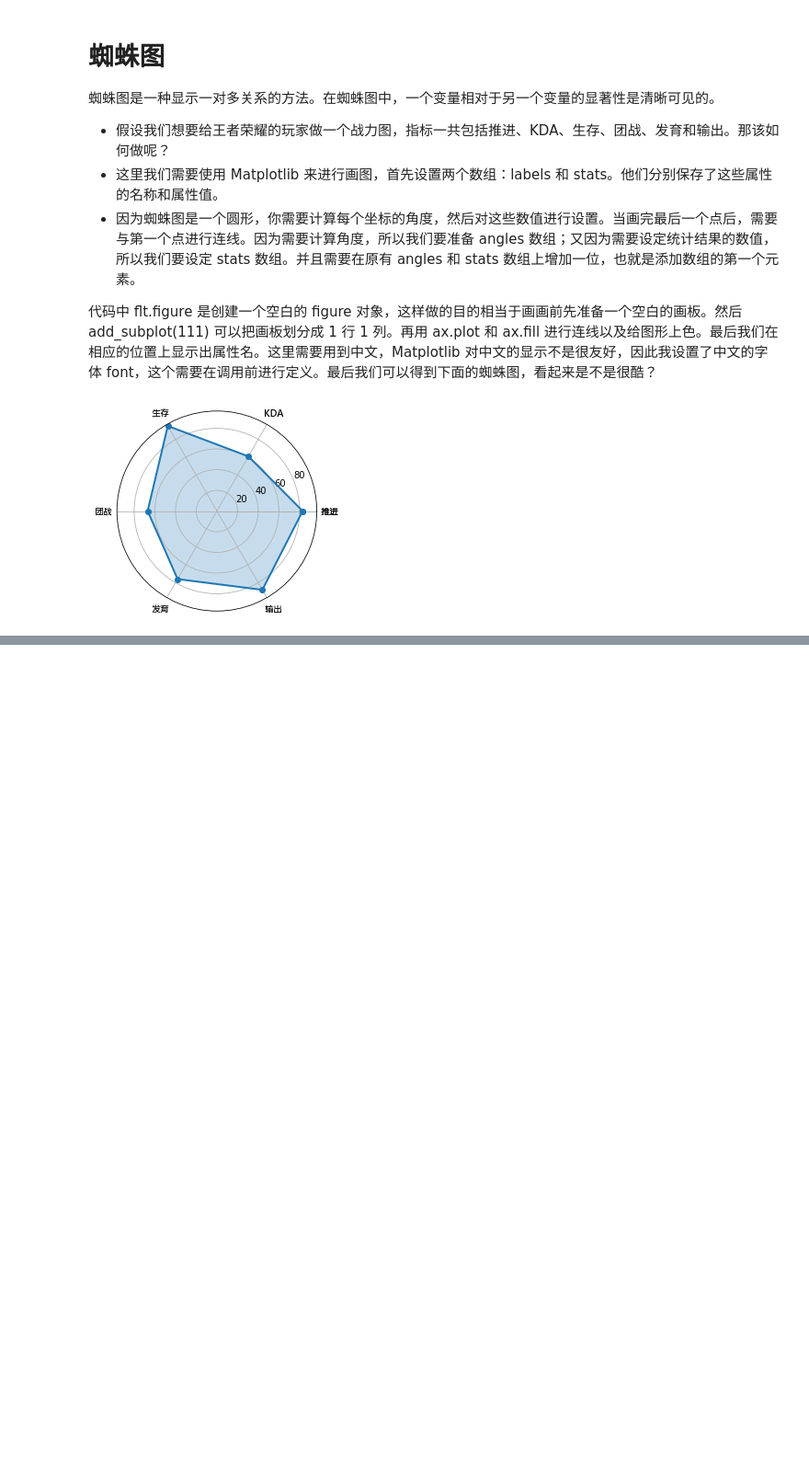
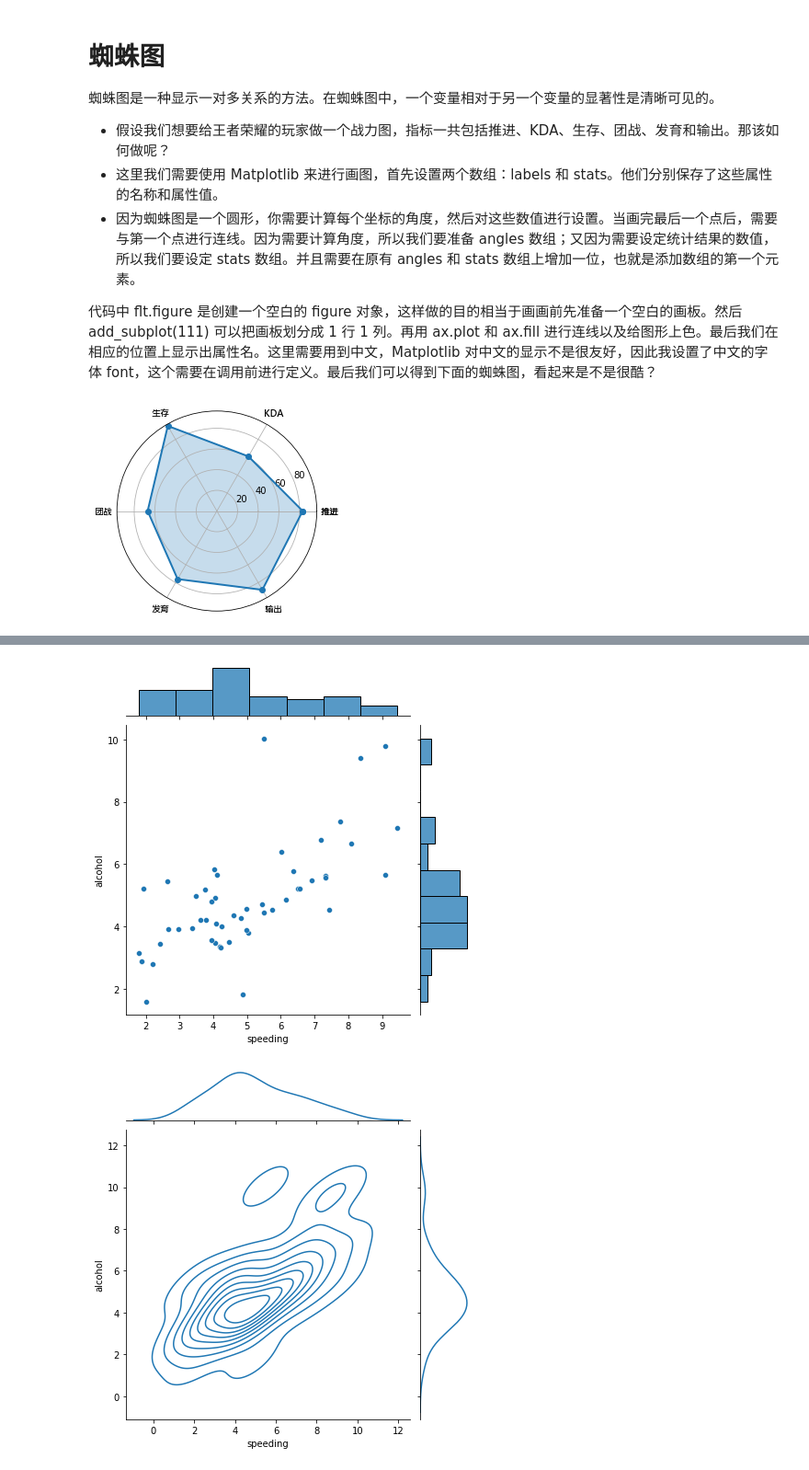
Before and after one commit to YoyoHuang1991/Python005-01, a Jupyter notebook: data_analytics/15一次學會Python數據可視化的十種技能.ipynb, the cells around one changed output, grey strips where cells are left out. Shown at 92% size. Cells and saved outputs as stored; diff of their text form; code cells hidden in the pictures; blank space fills up the shorter version.

```diff
--- a/data_analytics/15一次學會Python數據可視化的十種技能.ipynb
+++ b/data_analytics/15一次學會Python數據可視化的十種技能.ipynb
@@ -257,0 +336,8 @@ array([83, 61, 95, 67, 76, 88, 83])
+# %%
+sns.jointplot(x="speeding", y="alcohol", data=car, kind='scatter')
+sns.jointplot(x="speeding", y="alcohol", data=car, kind='kde')
+sns.jointplot(x="speeding", y="alcohol", data=car, kind='hex')
+plt.show()
+# %% [output]
+[figure, added]
+[figure, added]
```
Also changed, not shown: parts of 16 cells of this notebook, 24 other files.
